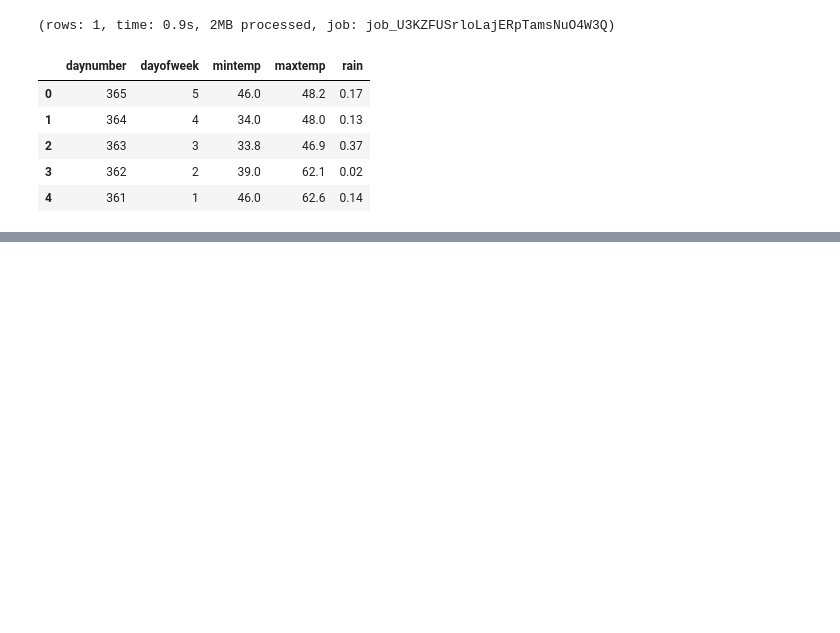
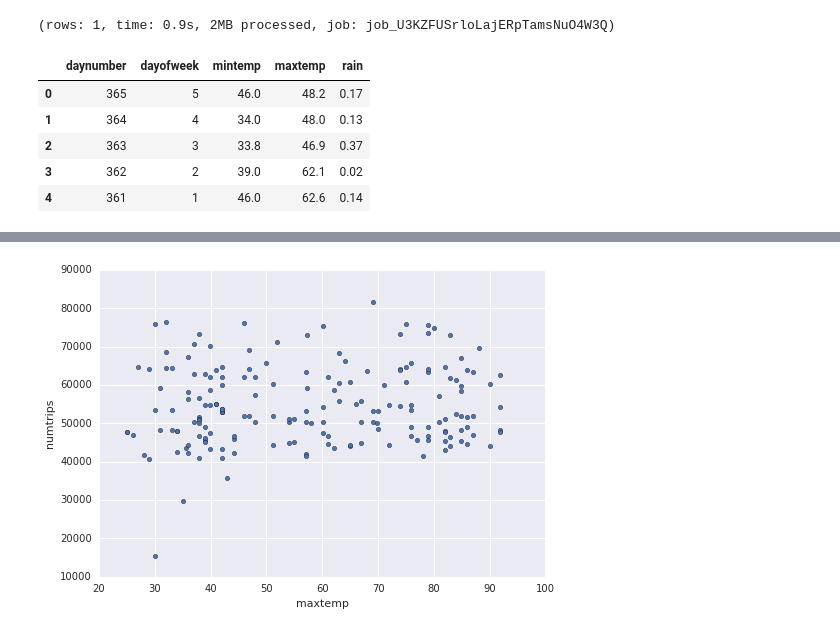
Before and after one commit to delfosseaurelien/google-cloud, a Jupyter notebook: tensorflow_example.ipynb, the cells around one changed output, grey strips where cells are left out. Cells and saved outputs as stored; diff of their text form; code cells hidden in the pictures; blank space fills up the shorter version.

```diff
--- a/tensorflow_example.ipynb
+++ b/tensorflow_example.ipynb
@@ -68,3 +68,6 @@ weather[:5]
 | 2 | 363 | 3 | 33.8 | 46.9 | 0.37 |
 | 3 | 362 | 2 | 39.0 | 62.1 | 0.02 |
 | 4 | 361 | 1 | 46.0 | 62.6 | 0.14 |
+# %%
+data = pd.merge(weather, trips, on='daynumber')
+data[:5]
@@ -70,0 +81,4 @@ weather[:5]
+# %%
+j = data.plot(kind='scatter', x='maxtemp', y='numtrips')
+# %% [output]
+[figure, added]
```
Also changed, not shown: parts of 3 cells of this notebook.
